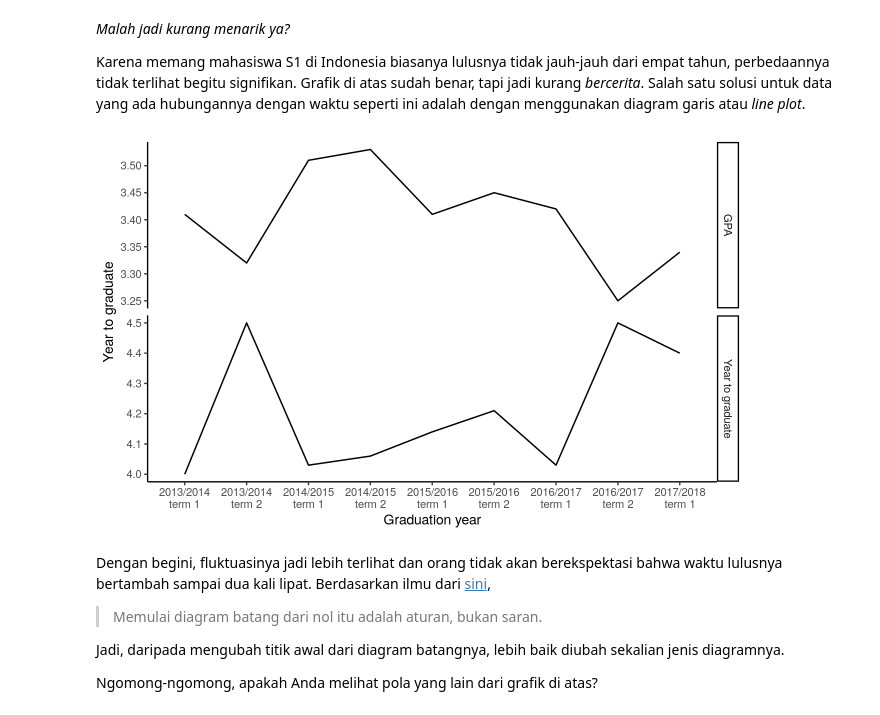
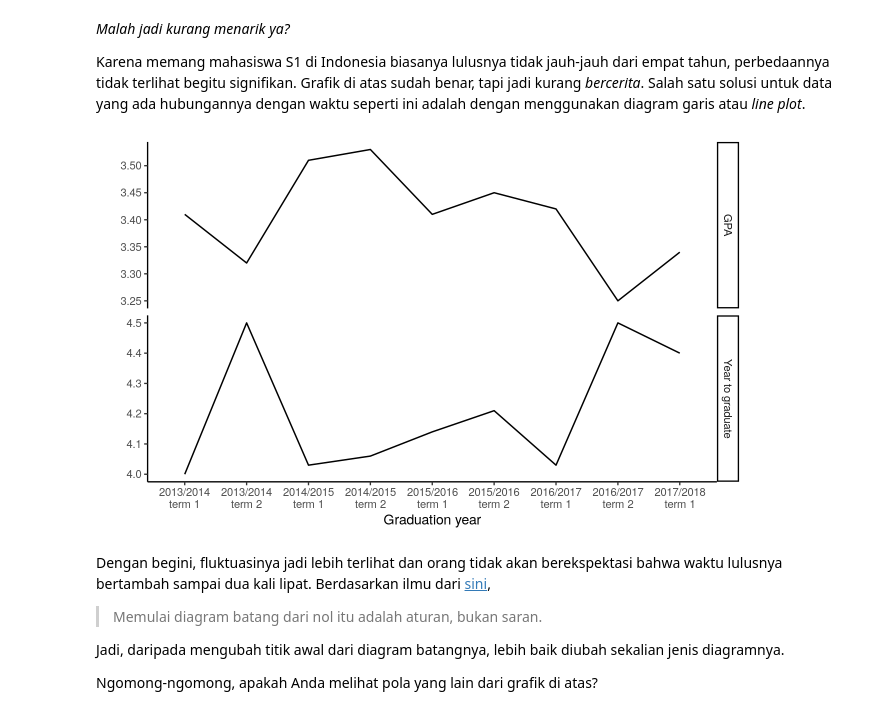
Before and after one commit to tentangdata/grafik, a Jupyter notebook: _notebooks/2020-06-17-Lulusnya-Jadi-Dua-Kali-Lebih-Lama.ipynb, the cells around one changed output. Cells and saved outputs as stored; diff of their text form; code cells hidden in the pictures.

```diff
--- a/_notebooks/2020-06-17-Lulusnya-Jadi-Dua-Kali-Lebih-Lama.ipynb
+++ b/_notebooks/2020-06-17-Lulusnya-Jadi-Dua-Kali-Lebih-Lama.ipynb
@@ -66,21 +66,21 @@ Karena memang mahasiswa S1 di Indonesia biasanya lulusnya tidak jauh-jauh dari e
 # %%
 #collapse-hide
 
 options(repr.plot.width = 13, repr.plot.height = 8, repr.plot.res = 100)
 
 df %>%
     rename(
         GPA = gpa,
         `Year to graduate` = mean_year
     ) %>%
     pivot_longer(-(term)) %>%
     ggplot(aes(group = 1)) +
     geom_line(aes(x = term, y = value), size = 1) +
-    labs(x = "Graduation year", y = "Year to graduate") +
+    labs(x = "Graduation year", y = "") +
     facet_grid(name ~ ., scales = 'free_y') +
     theme_classic(base_size = 20)
 # %% [output]
-[figure, old version]
+[figure, new version]
 # %% [markdown]
 Dengan begini, fluktuasinya jadi lebih terlihat dan orang tidak akan berekspektasi bahwa waktu lulusnya bertambah sampai dua kali lipat. Berdasarkan ilmu dari [sini](https://flowingdata.com/2015/08/31/bar-chart-baselines-start-at-zero/),
 > Memulai diagram batang dari nol itu adalah aturan, bukan saran.
```
Also changed, not shown: parts of 1 cell of this notebook.
